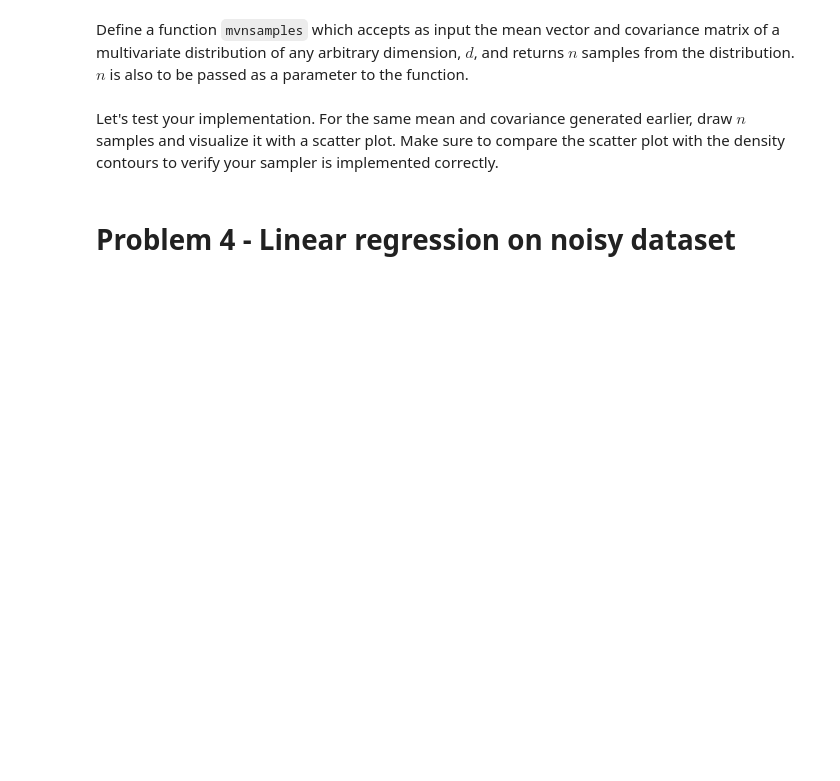
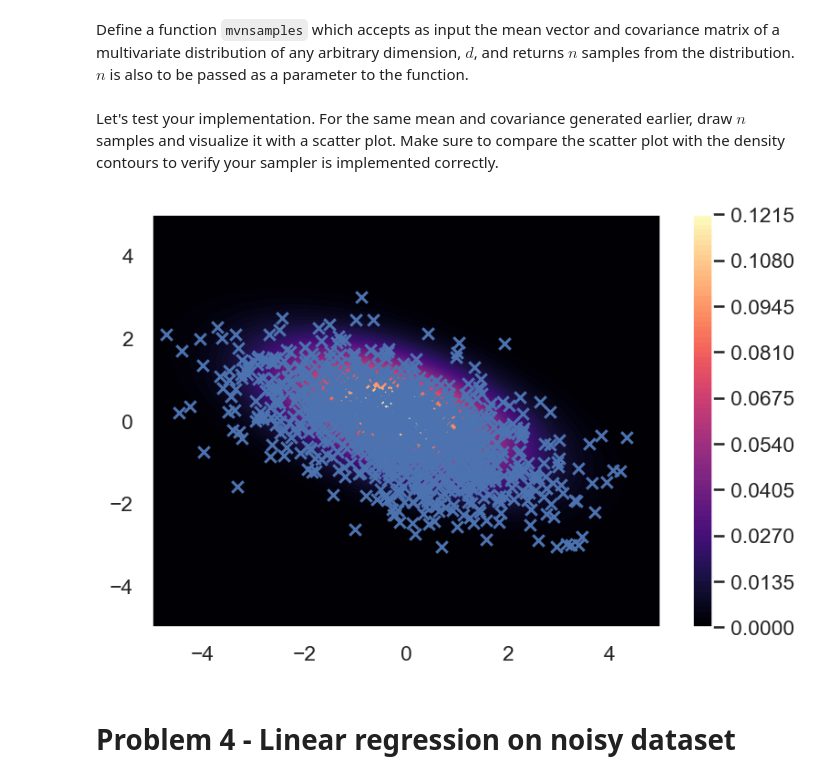
Before and after one commit to dhillonparveen/uq-course, a Jupyter notebook: homeworks/hw_03.ipynb, the cells around one changed output. Drawn from its saved outputs; the diff is of its cells as text; code cells hidden in the pictures; blank space fills up the shorter version.

```diff
--- a/homeworks/hw_03.ipynb
+++ b/homeworks/hw_03.ipynb
@@ -442,2 +491,19 @@
+# %%
+def mvnsamples(mean,cov,nsamples):
+    """
+    Returns n samples from the multivariate normal distribution of dimensiond d with given mean and covariance
+
+    Inputs:
+    mean: mean vector
+    cov: covariance matrix
+    nsamples: number of samples
+    Outputs:
+    samples: samples of distribution
+    """
+    mean = mean[:,0]
+    d = mean.shape[0]
+    L = cho_factor(cov, lower=True) # Cholesky decomposition
+    samples = np.array([mean+np.dot(np.tril(L[0]), np.random.randn(d, 1)) for i in range(nsamples)])[:, :, 0]
+    return samples
 # %% [markdown]
 Let's test your implementation. For the same mean and covariance generated earlier, draw $n$ samples and visualize it with a scatter plot. Make sure to compare the scatter plot with the density contours to verify your sampler is implemented correctly.
@@ -446,3 +510,16 @@ Let's test your implementation. For the same mean and covariance generated earli
+# %%
+nsamples = 1000
+samples = mvnsamples(mean_mv,cov_mv,nsamples)
+fig, ax = plt.subplots(dpi=150)
+x = np.linspace(-5, 5, 50)
+X1, X2 = np.meshgrid(x, x)
+plt.contourf(X1, X2, Pdf_scipy.reshape((50, 50)), 100, cmap = 'magma')
+plt.colorbar()
+x1 = samples[:,0]
+x2 = samples[:,1]
+plt.scatter(x1, x2, marker='x');
+# %% [output]
+[figure, added]
 # %% [markdown]
 # Problem 4 - Linear regression on noisy dataset
 # %% [markdown]
```
Also changed, not shown: parts of 10 cells of this notebook.
